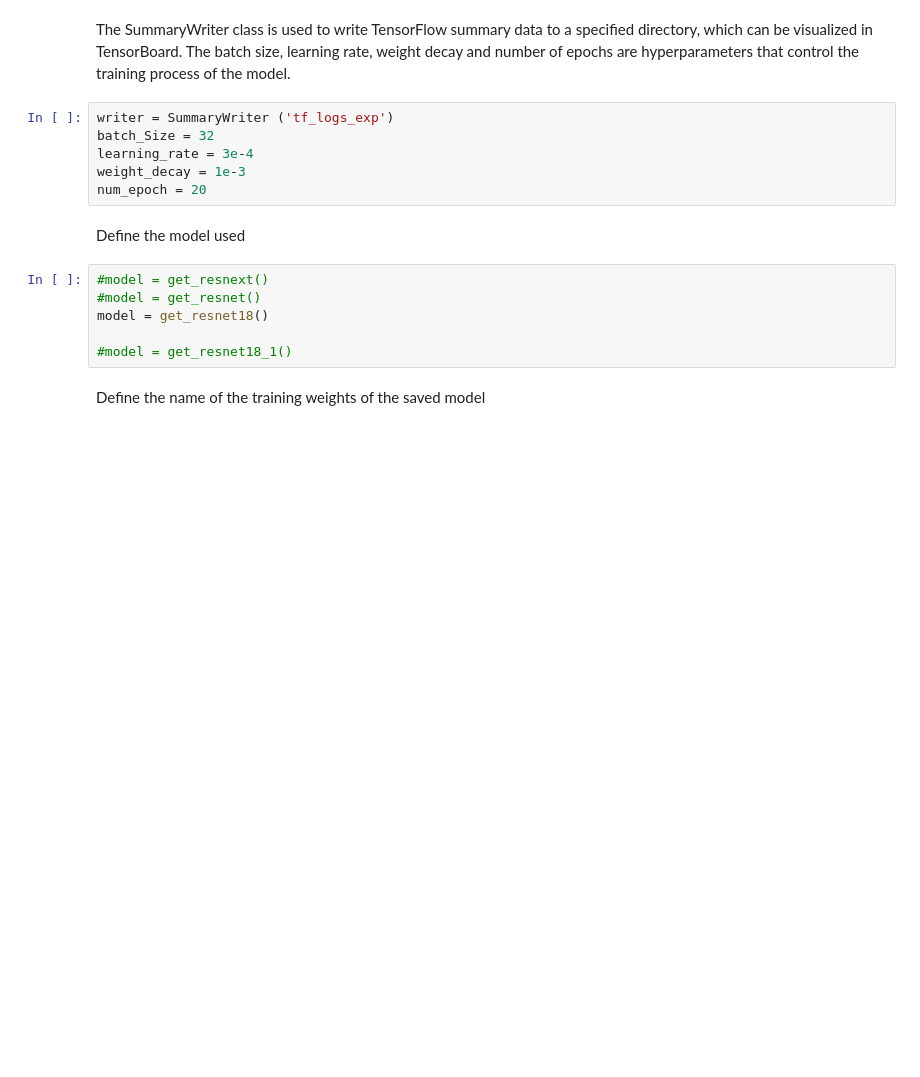
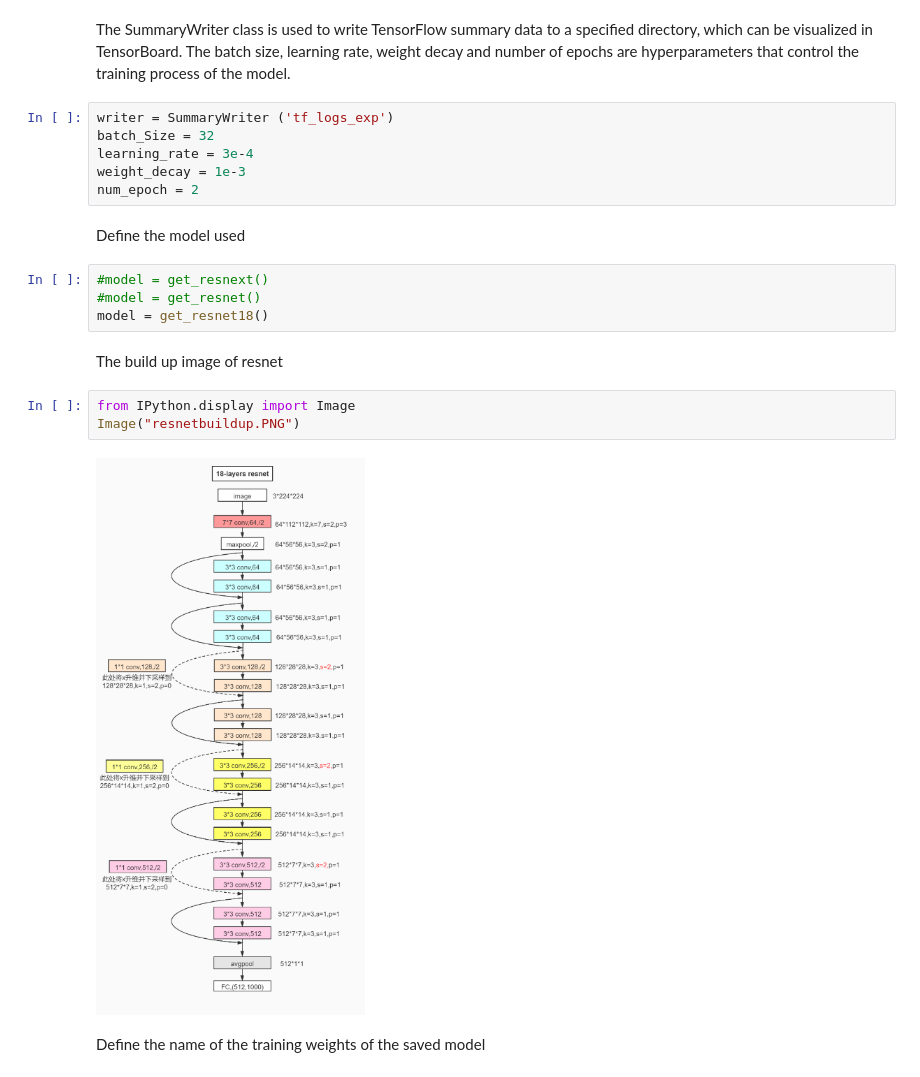
Before and after one commit to heiyumoxue/ase_resnet, a Jupyter notebook: ASEresnet18.ipynb, the cells around one changed output. Saved outputs shown, nothing was run; the diff lists cells and outputs as text; blank space fills up the shorter version.

```diff
--- a/ASEresnet18.ipynb
+++ b/ASEresnet18.ipynb
@@ -49,15 +49,20 @@ writer = SummaryWriter ('tf_logs_exp')
 batch_Size = 32
 learning_rate = 3e-4
 weight_decay = 1e-3
-num_epoch = 20
+num_epoch = 2
 # %% [markdown]
  Define the model used
 # %%
 #model = get_resnext()
 #model = get_resnet()
 model = get_resnet18()
-
-#model = get_resnet18_1()
+# %% [markdown]
+The build up image of resnet
+# %%
+from IPython.display import Image
+Image("resnetbuildup.PNG")
+# %% [output]
+[figure, added]
 # %% [markdown]
 Define the name of the training weights of the saved model
 # %%
```
Also changed, not shown: parts of 19 cells of this notebook, 7 other files.
